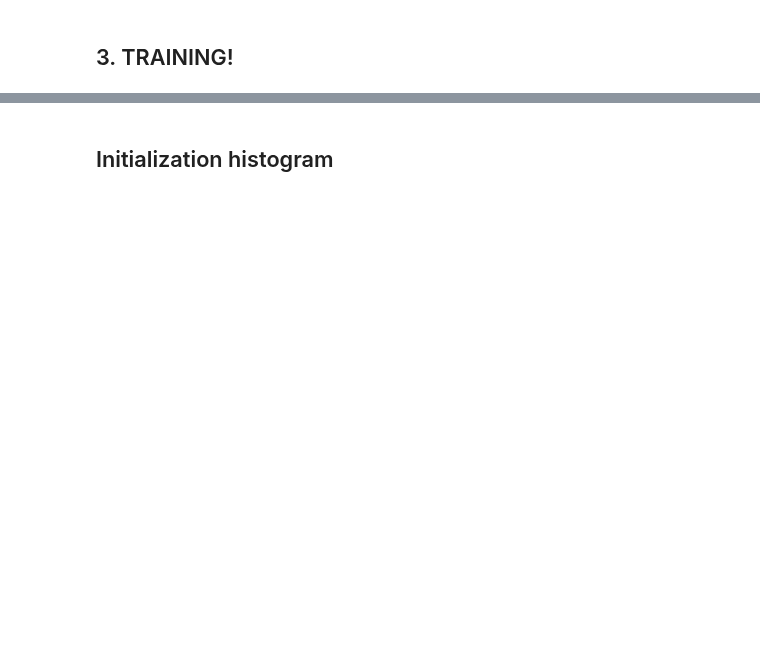
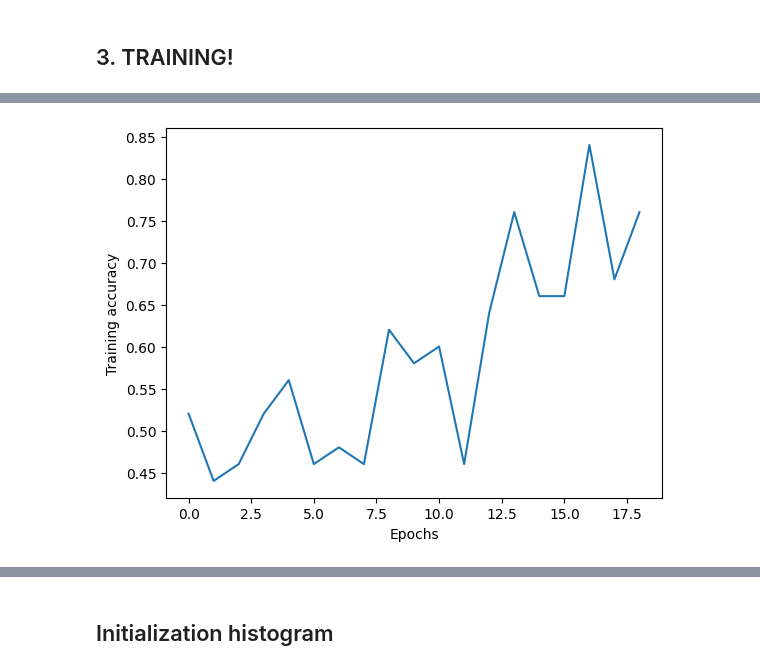
Before and after one commit to clarapecci/SSN_VPL, a Jupyter notebook: training_development.ipynb, the cells around one changed output, grey strips where cells are left out. Cells and saved outputs as stored; diff of their text form; code cells hidden in the pictures; blank space fills up the shorter version.

Commit message:
Changes to create network oustide of training loop

```diff
--- a/training_development.ipynb
+++ b/training_development.ipynb
@@ -222,12 +252,19 @@ def save_params_dict(opt_pars, true_acc, ber_acc, epoch ):
                               s_IE = s_2x2[1,0], s_II = s_2x2[1,1])
 
             save_params.update(ss)
+
         elif key=='sigma_oris':
             if len(opt_pars['sigma_oris']) ==1:
                 save_params[key] = opt_pars[key]
             else:
                 sigma_oris = dict(sigma_orisE = np.exp(opt_pars['sigma_oris'][0]), sigma_orisI = np.exp(opt_pars['sigma_oris'][1]))
                 save_params.update(sigma_oris)
+
+        elif key =='w_sig':
+            save_params[key] = opt_pars[key]
+            norm_w = np.linalg.norm(opt_pars[key])
+            save_params['norm_w'] = norm_w
+
         else:
                 save_params[key] = opt_pars[key]
 
@@ -268,7 +305,7 @@ def constant_to_vec(c_E, c_I):
     matrix_I = matrix_I.at[2:7, 2:7].set(c_I)
     vec_I = np.ravel(matrix_I)
 
-    constant_vec = np.hstack((vec_E, vec_E, vec_I, vec_I))
+    constant_vec = np.hstack((vec_E, vec_I, vec_E, vec_I))
     return constant_vec
 
 def our_max(x, beta=0.5):
@@ -728,0 +724,2 @@ plot_losses(all_losses, val_loss_per_epoch, epochs_to_save, save=losses_dir)
+# %%
+new_opt_pars, val_loss_per_epoch, training_losses, training_accs, train_sig_input, train_sig_output, val_sig_input, val_sig_output = train_SSN_vmap(J_2x2, s_2x2, sigma_oris, c_E, c_I, w_sig, b_sig, ssn_pars, grid_pars, conn_pars, gE, gI, stimuli_pars, filter_pars, conv_pars, loss_pars, epochs_to_save, results_filename = results_filename, batch_size=batch_size, ref_ori = ref_ori, offset = offset, epochs=epochs, eta=eta, sig_noise = sig_noise, noise_type=noise_type, model_type=model_type, early_stop = 0.7)
@@ -728,0 +744,7 @@ plot_losses(all_losses, val_loss_per_epoch, epochs_to_save, save=losses_dir)
+# %%
+plt.plot(training_accs)
+plt.xlabel('Epochs')
+plt.ylabel('Training accuracy')
+plt.savefig(os.path.join(results_dir, 'set_1_first_stage_poisson_trainingaccs'))
+# %% [output]
+[figure, added]
```
Also changed, not shown: parts of 29 cells of this notebook.
